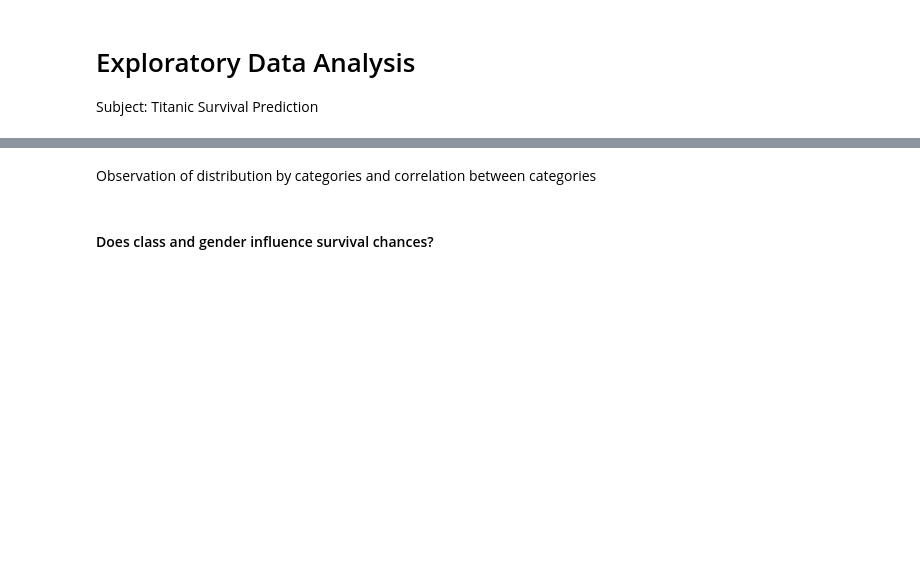
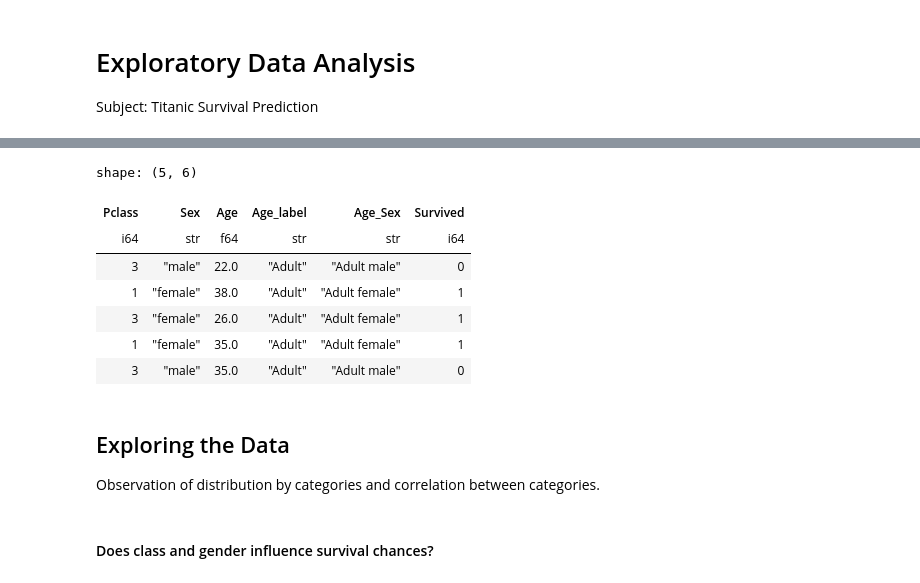
Before and after one commit to vin-br/labs, a Jupyter notebook: survival-prediction/eda.ipynb, the cells around one changed output, grey strips where cells are left out. Drawn from its saved outputs; the diff is of its cells as text; code cells hidden in the pictures; blank space fills up the shorter version.

```diff
--- a/survival-prediction/eda.ipynb
+++ b/survival-prediction/eda.ipynb
@@ -68,0 +28,5 @@ datanic_medium
+# %%
+df = raw.clone()
+print(f"Shape: {df.shape}")
+print(f"Columns: {df.columns}")
+df.schema
@@ -68,0 +67,5 @@ datanic_medium
+# %%
+# Drop columns, drop rows with null Age/Embarked
+df = df.drop(["PassengerId", "Name", "Ticket", "Cabin"])
+df = df.drop_nulls(subset=["Age", "Embarked"])
+df.null_count()
@@ -69,2 +77,25 @@ datanic_medium
+# %%
+# Create age category and Age_Sex interaction feature
+df = df.with_columns(
+    pl.when(pl.col("Age") < 18)
+    .then(pl.lit("Minor"))
+    .otherwise(pl.lit("Adult"))
+    .alias("Age_label"),
+)
+df = df.with_columns(
+    (pl.col("Age_label") + " " + pl.col("Sex")).alias("Age_Sex")
+)
+df.select(["Pclass", "Sex", "Age", "Age_label", "Age_Sex", "Survived"]).head()
+# %% [output]
+shape: (5, 6)
+| Pclass | Sex | Age | Age_label | Age_Sex | Survived |
+| i64 | str | f64 | str | str | i64 |
+| 3 | "male" | 22.0 | "Adult" | "Adult male" | 0 |
+| 1 | "female" | 38.0 | "Adult" | "Adult female" | 1 |
+| 3 | "female" | 26.0 | "Adult" | "Adult female" | 1 |
+| 1 | "female" | 35.0 | "Adult" | "Adult female" | 1 |
+| 3 | "male" | 35.0 | "Adult" | "Adult male" | 0 |
 # %% [markdown]
-Observation of distribution by categories and correlation between categories
+## Exploring the Data
+
+Observation of distribution by categories and correlation between categories.
```
Also changed, not shown: parts of 81 cells of this notebook.
